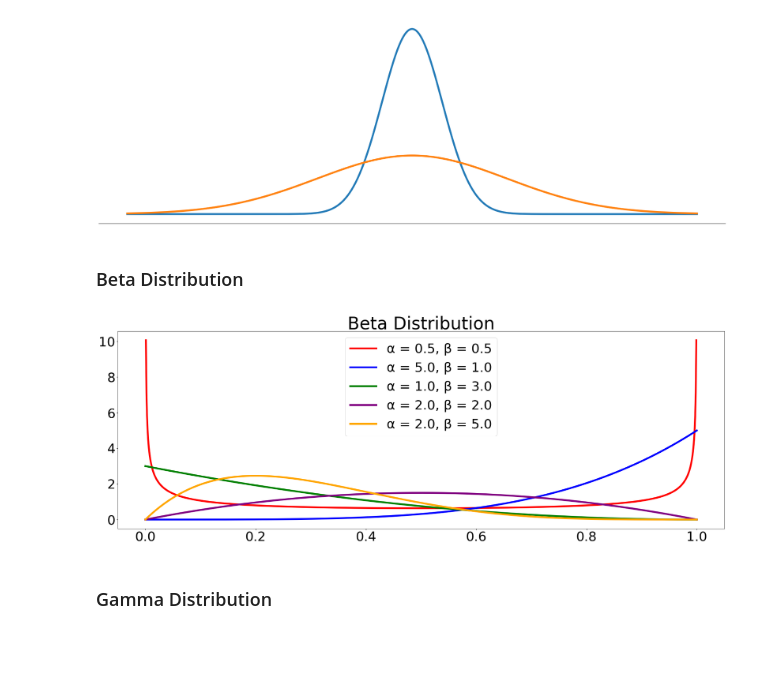
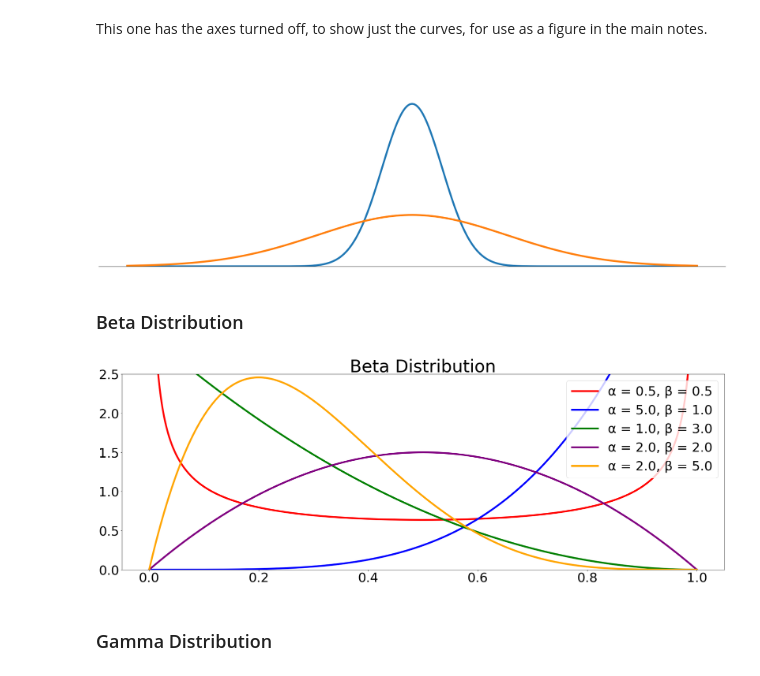
Before and after one commit to k-amini/ds_brushup, a Jupyter notebook: Graphs.ipynb, the cells around one changed output. Drawn from its saved outputs; the diff is of its cells as text; code cells hidden in the pictures; blank space fills up the shorter version.

```diff
--- a/Graphs.ipynb
+++ b/Graphs.ipynb
@@ -9,11 +50,16 @@ path = "/Users/richie/Dropbox/Apps/Overleaf/DataScience_Brushup/StatisticsBrushu
+# %% [markdown]
+This one has the axes turned off, to show just the curves, for use as a figure in the main notes.
 # %%
+x_lower_limit = 0
+x_upper_limit = 1
+x = np.linspace(x_lower_limit, x_upper_limit, 1000)
+y_lower_limit = 0
+y_upper_limit = 0.5
 
-mu = 0
-variance_1 = 1
-sigma_1 = math.sqrt(variance_1)
-
-variance_2 = 10
-sigma_2 = math.sqrt(variance_2)
+parameter_sets = [{"mu":0.5, "sigma_sq":0.5, "color":"blue"},
+                  {"mu":5,   "sigma_sq":1,   "color":"red"},
+                  {"mu":1,   "sigma_sq":3,   "color":"orange"},
+                  {"mu":2,   "sigma_sq":2,   "color":"green"} ]
 
 max_sigma = max(sigma_1, sigma_2)
 x = np.linspace(mu - 3*max_sigma, mu + 3*max_sigma, 1000)
@@ -22,7 +68,9 @@ fig1, ax1 = plt.subplots(figsize=(30, 10))
 ax1.plot(x, stats.norm.pdf(x, mu, sigma_1),
          x, stats.norm.pdf(x, mu, sigma_2), linewidth=5)
 
-ax1.patch.set_visible(False)
+plt.ylim(y_lower_limit, y_upper_limit)
+
+#ax1.patch.set_visible(False)
 #figsize=(20,10)
 #plt.plot(x_1, stats.norm.pdf(x_1, mu_1, sigma_1))
 #plt.show()
@@ -39,39 +87,46 @@ filename = path + "fig_07.png"
 
 fig1.savefig(filename)
 # %% [output]
-[figure, old version]
+[figure, new version]
 # %% [markdown]
 ### Beta Distribution
 # %%
-x = np.linspace(0, 1, 1000)
+x_lower_limit = 0
+x_upper_limit = 1
+x = np.linspace(x_lower_limit, x_upper_limit, 1000)
+y_lower_limit = 0
+y_upper_limit = 2.5
 
+# Using α and β as shape parameters
 parameter_sets = [{"alpha":0.5, "beta":0.5, "color":"red"},
                   {"alpha":5,   "beta":1,   "color":"blue"},
                   {"alpha":1,   "beta":3,   "color":"green"},
                   {"alpha":2,   "beta":2,   "color":"purple"},
                   {"alpha":2,   "beta":5,   "color":"orange"} ]
 
 fig1, ax1 = plt.subplots(figsize=(30, 10))
 
-# Using α and β as shape parameters
+# The Beta distribution is described here
+# [ https://docs.scipy.org/doc/scipy/reference/generated/scipy.stats.beta.html ]
 for parameter_set in parameter_sets:
     ax1.plot(x, stats.beta.pdf(x,
                                parameter_set["alpha"],
                                parameter_set["beta"]),
                                label = f"α = {parameter_set['alpha']:0.1f}, β = {parameter_set['beta']:0.1f}",
                                color = parameter_set["color"],
                                linewidth=5)
 
+plt.ylim(y_lower_limit, y_upper_limit)
 plt.title('Beta Distribution', size=48)
 plt.rc('xtick', labelsize=36)
 plt.rc('ytick', labelsize=36)
 
 leg = ax1.legend(prop={'size': 36})
 
 filename = path + "fig_08.png"
 fig1.savefig(filename)
 # %% [output]
-[figure, old version]
+[figure, new version]
 # %% [markdown]
 ### Gamma Distribution
 # %% [markdown]
```
Also changed, not shown: parts of 8 cells of this notebook, 3 other files.
